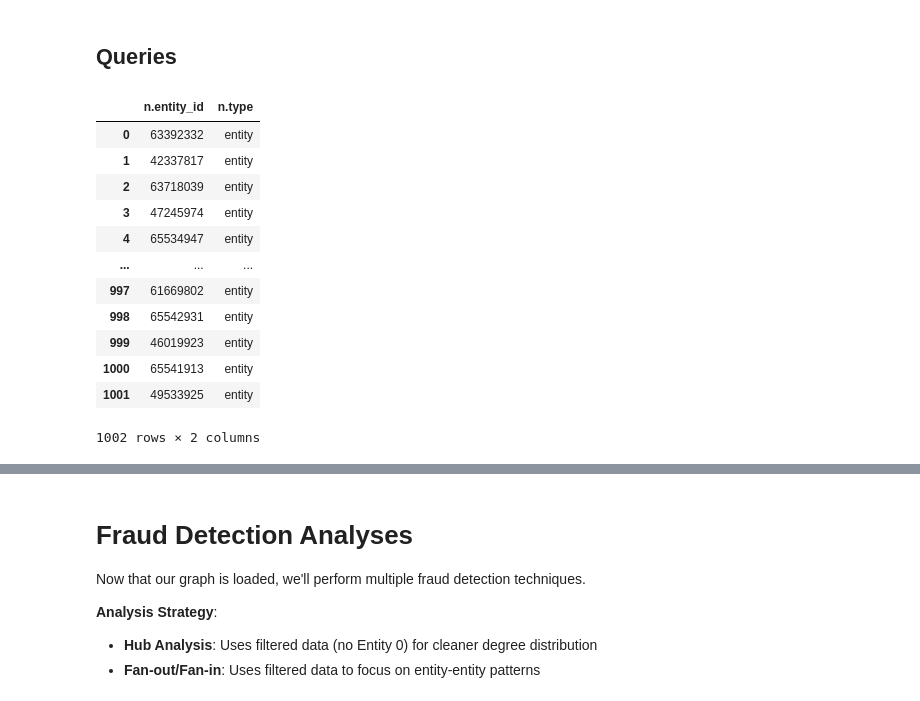
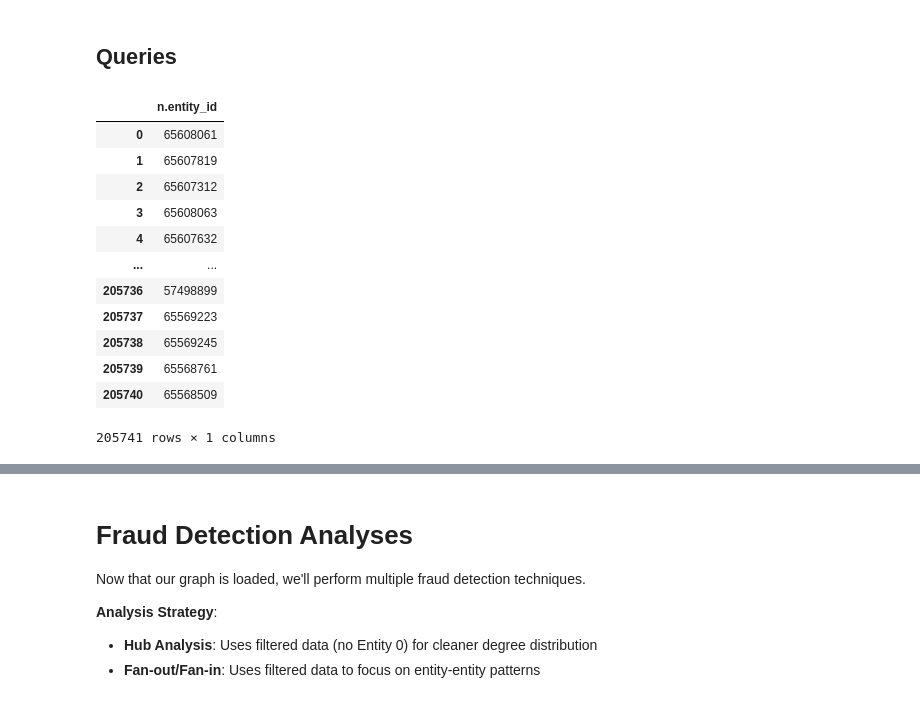
Before and after one commit to turing-db/turingdb-examples, a Jupyter notebook: examples/notebooks/public_version/crypto_orbitaal_fraud_detection.ipynb, the cells around one changed output, grey strips where cells are left out. Saved outputs shown, nothing was run; the diff lists cells and outputs as text; code cells hidden in the pictures.

```diff
--- a/examples/notebooks/public_version/crypto_orbitaal_fraud_detection.ipynb
+++ b/examples/notebooks/public_version/crypto_orbitaal_fraud_detection.ipynb
@@ -997,27 +852,27 @@ label: Entity
 # %%
 %%time
 
 # Match all nodes and return them
 command = """
 MATCH (n)
-RETURN n.entity_id, n.type
+RETURN n.entity_id
 """
 df_all_nodes = client.query(command)
 if df_all_nodes.empty:
     print("No result found")
 else:
     display(df_all_nodes)
 # %% [output]
-|  | n.entity_id | n.type |
-| 0 | 63392332 | entity |
-| 1 | 42337817 | entity |
-| 2 | 63718039 | entity |
-| 3 | 47245974 | entity |
-| 4 | 65534947 | entity |
-| ... | ... | ... |
-| 997 | 61669802 | entity |
-| 998 | 65542931 | entity |
-| 999 | 46019923 | entity |
-| 1000 | 65541913 | entity |
-| 1001 | 49533925 | entity |
+|  | n.entity_id |
+| 0 | 65608061 |
+| 1 | 65607819 |
+| 2 | 65607312 |
+| 3 | 65608063 |
+| 4 | 65607632 |
+| ... | ... |
+| 205736 | 57498899 |
+| 205737 | 65569223 |
+| 205738 | 65569245 |
+| 205739 | 65568761 |
+| 205740 | 65568509 |
-1002 rows × 2 columns
+205741 rows × 1 columns
```
Also changed, not shown: parts of 69 cells of this notebook, 12 other files.
